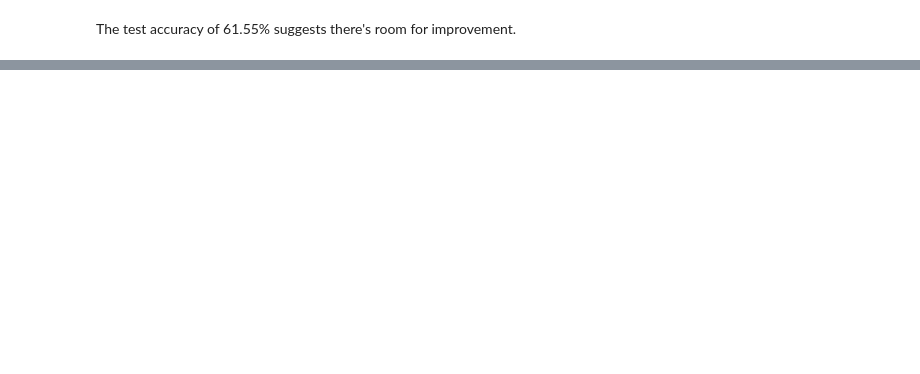
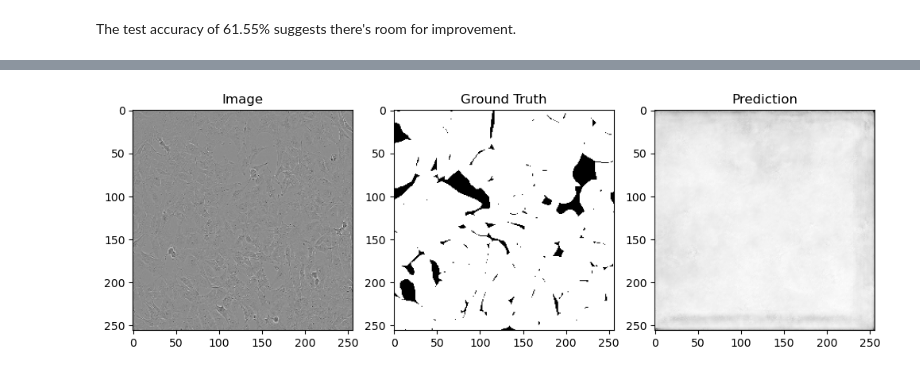
Before and after one commit to goncaloara/cells_image-segmentation, a Jupyter notebook: image_segmentation.ipynb, the cells around one changed output, grey strips where cells are left out. Cells and saved outputs as stored; diff of their text form; code cells hidden in the pictures; blank space fills up the shorter version.

```diff
--- a/image_segmentation.ipynb
+++ b/image_segmentation.ipynb
@@ -316,0 +573,18 @@ Epoch 30/30
+# %%
+print("\n=== Improved Model Performance ===")
+results = improved_model.evaluate(X_test, y_test, verbose=0)
+
+if len(results) == 3:
+    test_loss, test_dice_coef, test_accuracy = results
+    print(f"Test Dice Coefficient: {test_dice_coef:.4f}")
+    print(f"Test Accuracy: {test_accuracy:.4f}")
+    print(f"Test Loss: {test_loss:.4f}")
+else:
+    test_loss, test_dice_coef = results
+    print(f"Test Dice Coefficient: {test_dice_coef:.4f}")
+    print(f"Test Loss: {test_loss:.4f}")
+
+sample_idx = 0
+pred = improved_model.predict(X_test[sample_idx][np.newaxis,...])[0]
+plot_sample(X_test[sample_idx], y_test[sample_idx], pred)
+# %% [output]
@@ -317,3 +595,4 @@ Epoch 30/30
+[figure, added]
 # %%
 # Evaluate improved model
 
```
Also changed, not shown: parts of 9 cells of this notebook, 1 other file.
